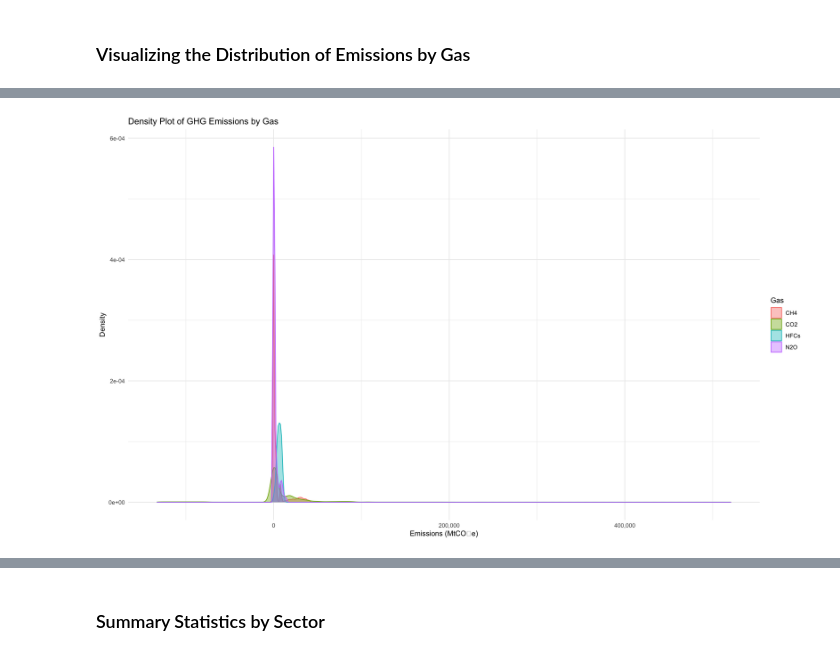
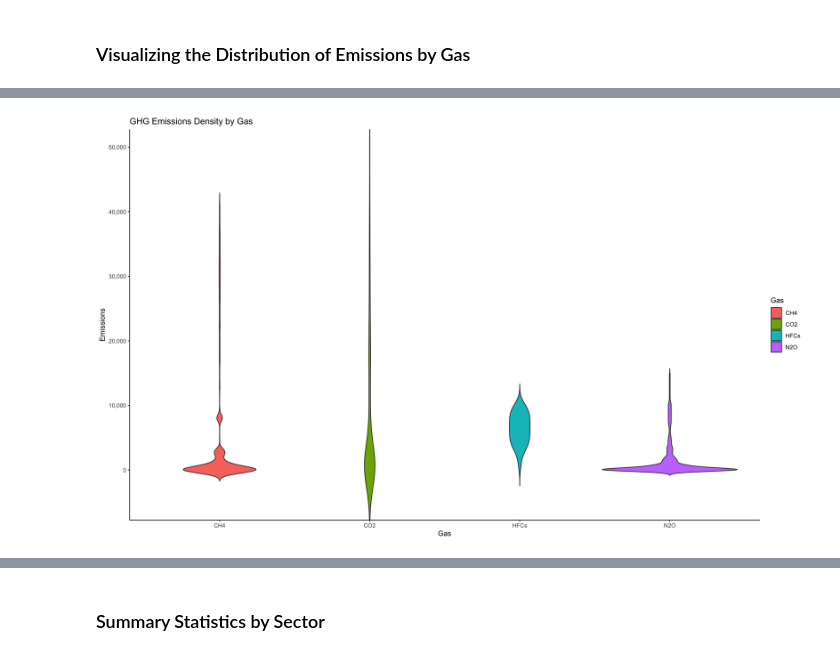
Before and after one commit to imperionite/ilmanala, a Jupyter notebook: EDA_GHG.ipynb, the cells around one changed output, grey strips where cells are left out. Cells and saved outputs as stored; diff of their text form; code cells hidden in the pictures.

```diff
--- a/EDA_GHG.ipynb
+++ b/EDA_GHG.ipynb
@@ -129,12 +127,10 @@ ggplot(ghg_long, aes(x = Gas, y = Emissions, fill = Gas)) +
 # %%
-# --- Density Plot: Emissions by Gas (Optional with log scale) ---
-# This shows: How emissions are concentrated or dispersed and Clearer insight into overlapping distributions
-
-ggplot(ghg_long, aes(x = Emissions, fill = Gas, color = Gas)) +
-  geom_density(alpha = 0.4) +
-  scale_x_continuous(labels = scales::comma) +
-  labs(title = "Density Plot of GHG Emissions by Gas",
-       x = "Emissions (MtCO₂e)", y = "Density") +
-  theme_minimal()
+ggplot(ghg_long, aes(x = Gas, y = Emissions, fill = Gas)) +
+  geom_violin(trim = FALSE) +
+  coord_cartesian(ylim = c(-5000, 50000)) +
+  scale_y_continuous(labels = scales::comma) +
+  labs(title = "GHG Emissions Density by Gas",
+       y = "Emissions", x = "Gas") +
+  theme_classic()
 # %% [output]
-[figure, old version]
+[figure, new version]
```
Also changed, not shown: parts of 12 cells of this notebook, 4 other files.
